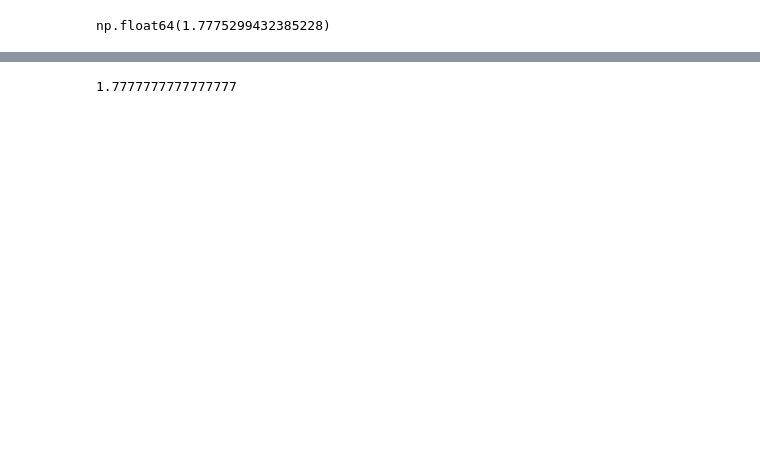
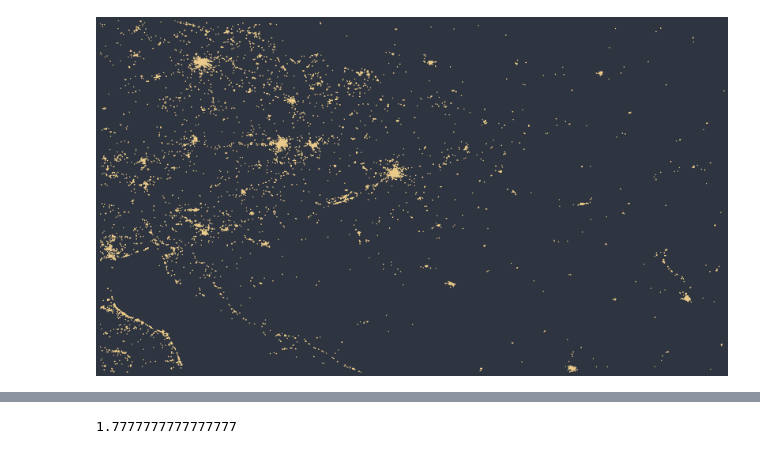
Before and after one commit to pintergreg/geolocating_cities_using_human_activity_traces, a Jupyter notebook: src/plot_pannon_basin.ipynb, the cells around one changed output, grey strips where cells are left out. Cells and saved outputs as stored; diff of their text form; code cells hidden in the pictures; blank space fills up the shorter version.

```diff
--- a/src/plot_pannon_basin.ipynb
+++ b/src/plot_pannon_basin.ipynb
@@ -15,13 +14,14 @@ metadata = {
 # %%
 weeplace = pd.read_csv("../data/weeplace/weeplace_checkins.csv")
 weeplace = gpd.GeoDataFrame(weeplace, geometry=gpd.points_from_xy(weeplace["lon"], weeplace["lat"]), crs=4326)
+# %%
+weeplace_wm = weeplace.to_crs(3857)
 # %%
-(27, 50.55)
-(12, 43.55)
-area_polygon = Polygon([(9, 43.615), (27, 43.615), (27, 50.5), (9, 50.5)])
+# (27, 50.55)
+# (12, 43.55)
+# area_polygon = Polygon([(9, 43.615), (27, 43.615), (27, 50.5), (9, 50.5)])
+area_polygon = Polygon([(12, 42.56), (27, 42.56), (27, 51), (12, 51)])
 area = gpd.GeoDataFrame(geometry=[area_polygon], crs=4326)
-b = area.to_crs(3857).bounds
+area_wm = area.to_crs(3857)["geometry"][0]
-# %%
-(b["maxx"][0] - b["minx"][0]) /( b["maxy"][0] - b["miny"][0])
-# %% [output]
-np.float64(1.7775299432385228)
+# %%
+cropped_wm = weeplace_wm[weeplace_wm["geometry"].within(area_wm)]
@@ -27,0 +41,11 @@ np.float64(1.7775299432385228)
+# %%
+fig = plt.figure(figsize=(16, 9), facecolor="#2e3440")
+ax = fig.add_axes([0, 0, 1, 1], frameon=False, xticks=[], yticks=[])
+ax.set_aspect("auto")
+ax.margins(0)
+ax.axis("off")
+cropped_wm.plot(ax=ax, markersize=1, color="#ebcb8b", aspect=None)
+for i in ["png"]:
+    fig.savefig(f"../figures/central_europe.{i}", metadata=metadata[i], pad_inches=0)
+# %% [output]
+[figure, added]
```
Also changed, not shown: parts of 11 cells of this notebook.
